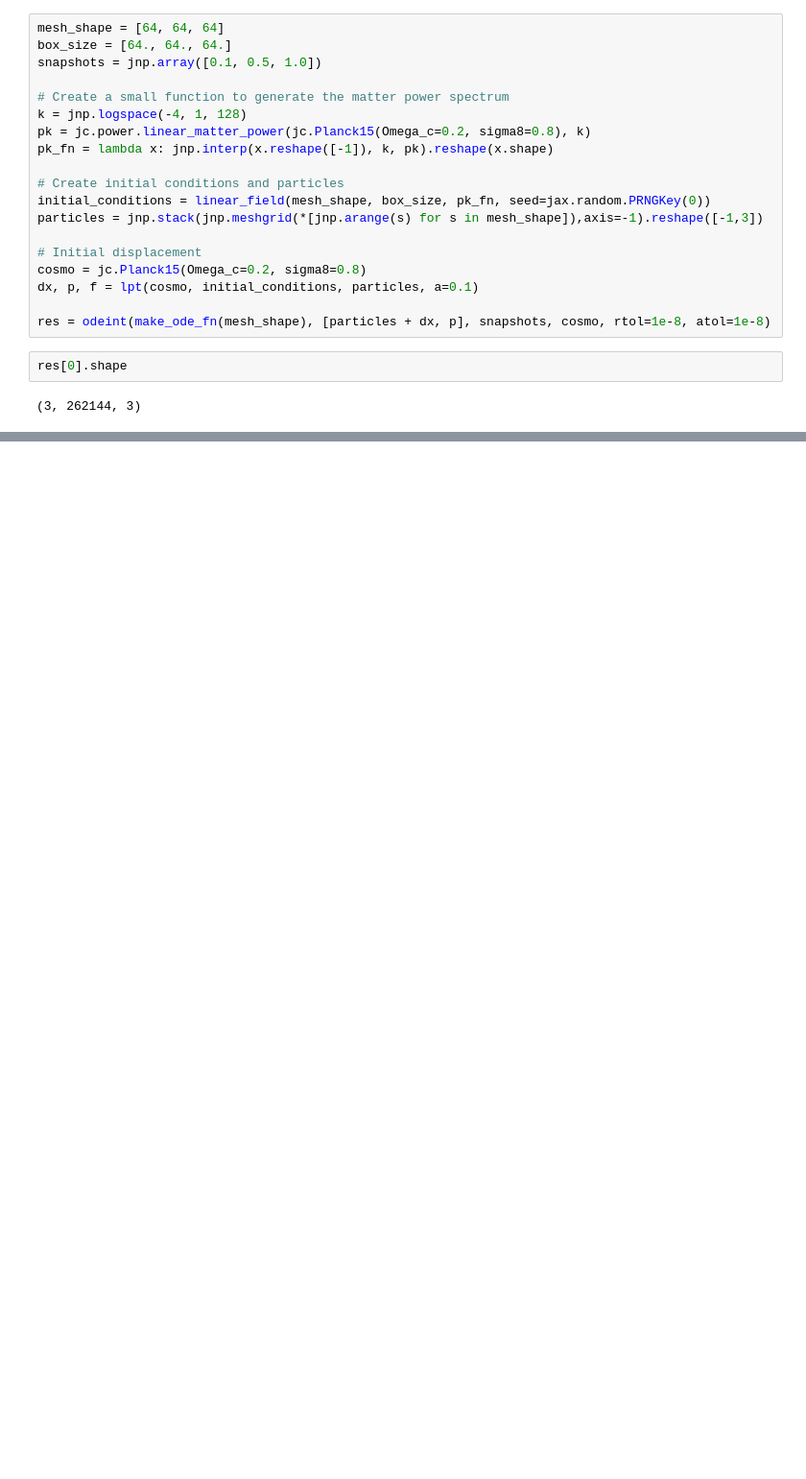
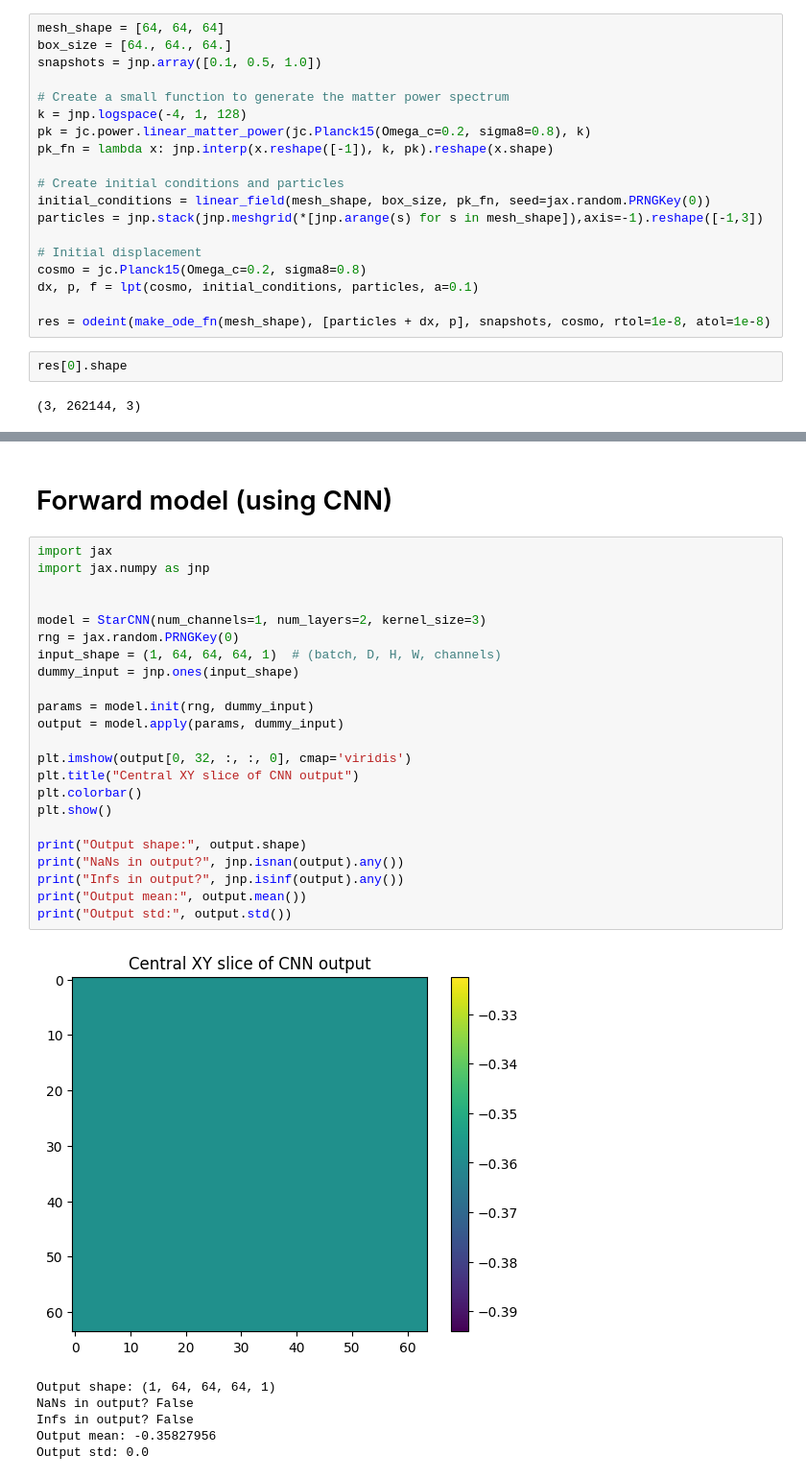
Before and after one commit to Lszemraj/Stellar-Learn, a Jupyter notebook: test.ipynb, the cells around one changed output, grey strips where cells are left out. Shown at 96% size. Saved outputs shown, nothing was run; the diff lists cells and outputs as text; blank space fills up the shorter version.

```diff
--- a/test.ipynb
+++ b/test.ipynb
@@ -175,0 +176,32 @@ Populating the interactive namespace from numpy and matplotlib
+# %% [markdown]
+# Forward model (using CNN)
+# %%
+import jax
+import jax.numpy as jnp
+
+
+model = StarCNN(num_channels=1, num_layers=2, kernel_size=3)
+rng = jax.random.PRNGKey(0)
+input_shape = (1, 64, 64, 64, 1)  # (batch, D, H, W, channels)
+dummy_input = jnp.ones(input_shape)
+
+params = model.init(rng, dummy_input)
+output = model.apply(params, dummy_input)
+
+plt.imshow(output[0, 32, :, :, 0], cmap='viridis')
+plt.title("Central XY slice of CNN output")
+plt.colorbar()
+plt.show()
+
+print("Output shape:", output.shape)
+print("NaNs in output?", jnp.isnan(output).any())
+print("Infs in output?", jnp.isinf(output).any())
+print("Output mean:", output.mean())
+print("Output std:", output.std())
+# %% [output]
+[figure, added]
+Output shape: (1, 64, 64, 64, 1)
+NaNs in output? False
+Infs in output? False
+Output mean: -0.35827956
+Output std: 0.0
```
Also changed, not shown: parts of 14 cells of this notebook, 3 other files.
